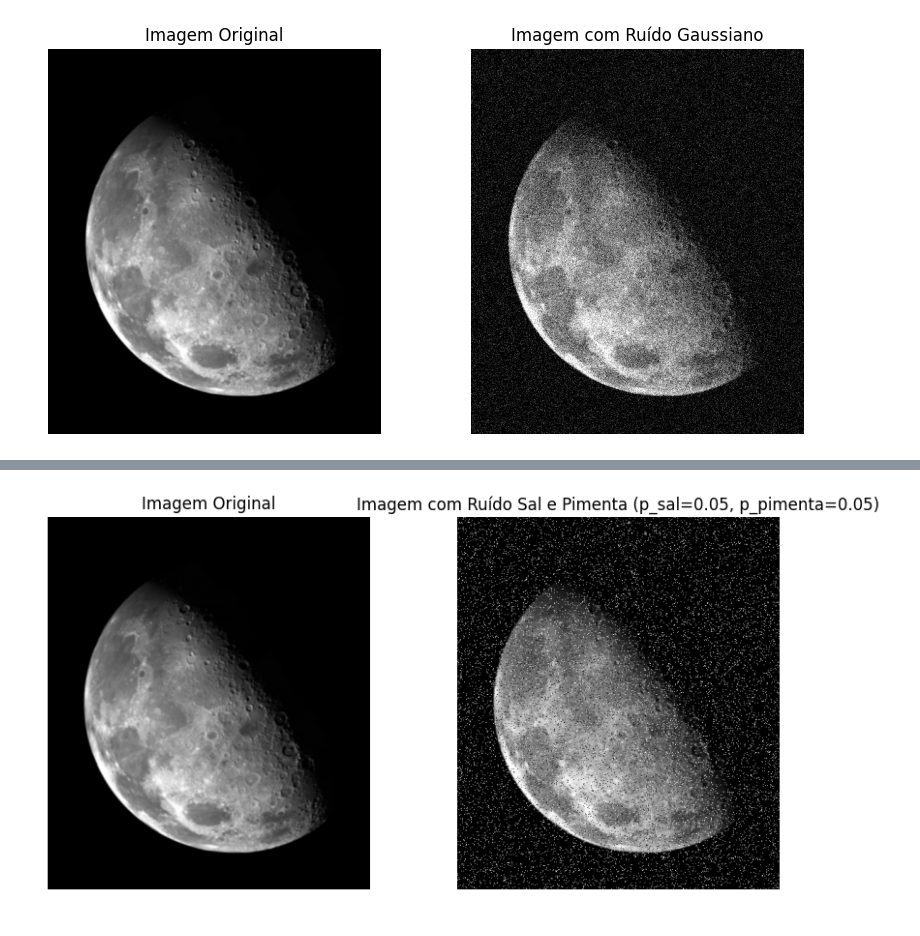
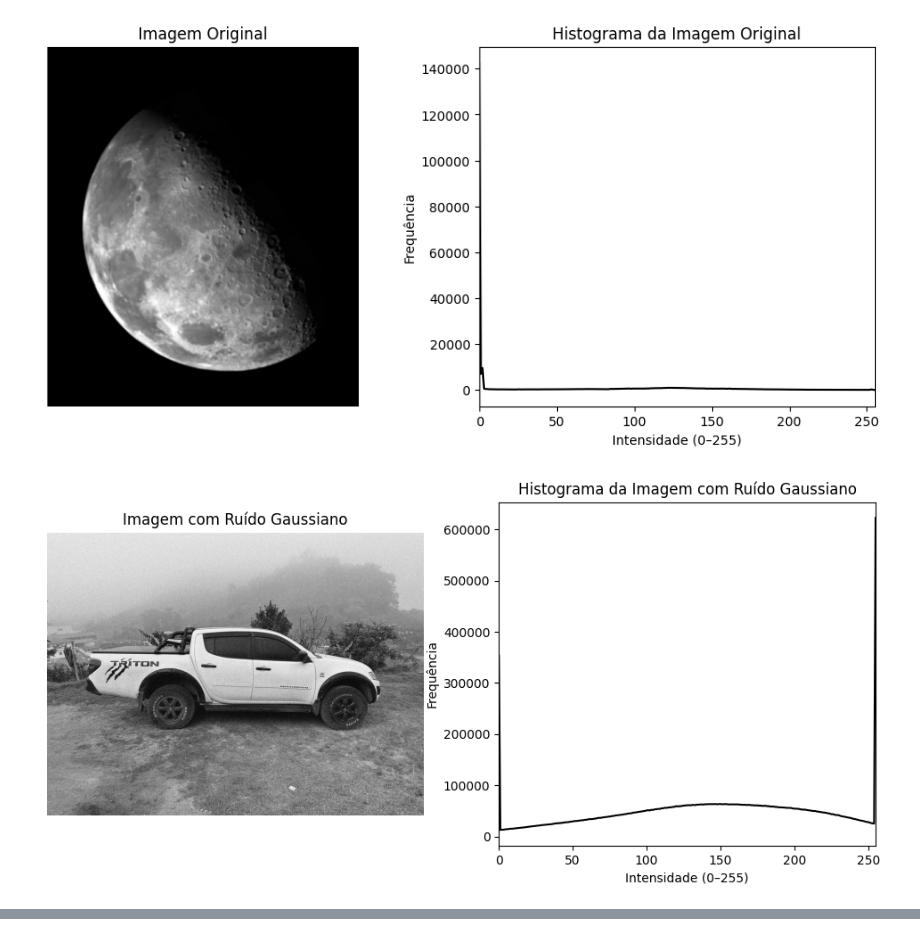
Before and after one commit to laerteluizf/Proc_Imagens_2025_2, a Jupyter notebook: proc_imagens_tarefa_final.ipynb, the cells around one changed output, grey strips where cells are left out. Cells and saved outputs as stored; diff of their text form; code cells hidden in the pictures.

```diff
--- a/proc_imagens_tarefa_final.ipynb
+++ b/proc_imagens_tarefa_final.ipynb
@@ -49,14 +128,22 @@ def adicionar_ruido_gaussiano(imagem, media, variancia):
 # %%
-caminho_imgagem = '/content/drive/MyDrive/Proc de Imagens 2025 2/Atividade 6/FIG033~4.TIF'
+# Atividade 1 – Geradores de Ruído
 
-imagem_ori = cv2.imread(caminho_imgagem, cv2.COLOR_BGR2GRAY)
+caminho_imagem = '/content/drive/MyDrive/Proc de Imagens 2025 2/Imagem Cinza/carro_i_d_5.jpeg'
+
+imagem_original = cv2.imread(caminho_imagem, cv2.IMREAD_GRAYSCALE)
 legenda = "Imagem Original"
 
 media = 0
 variancia = 0.02
+imagem_com_ruido_g , legenda_ruido_g = adicionar_ruido_gaussiano(imagem_original, media, variancia)
 
-imagem_com_ruido , legenda_ruido = adicionar_ruido_gaussiano(imagem_ori, media, variancia)
+p_sal = 0.05       # 5% sal
+p_pimenta = 0.05   # 5% pimenta
+imagem_com_ruido_sp, legenda_ruido_sp = adicionar_ruido_sal_pimenta(imagem_original, p_sal, p_pimenta)
 
-mostrar_2(imagem_ori, legenda , imagem_com_ruido, legenda_ruido)
+mostrar_imagem_e_histograma(imagem_ori, legenda)
+mostrar_imagem_e_histograma(imagem_com_ruido_g, legenda_ruido_g)
+mostrar_imagem_e_histograma(imagem_com_ruido_sp, legenda_ruido_sp)
 # %% [output]
-[figure, old version]
+[figure, new version]
+[figure, added]
@@ -102,14 +150,0 @@ def adicionar_ruido_sal_pimenta(imagem, p_sal, p_pimenta):
-# %%
-caminho_imgagem = '/content/drive/MyDrive/Proc de Imagens 2025 2/Atividade 6/FIG033~4.TIF'
-
-imagem_ori = cv2.imread(caminho_imgagem, cv2.IMREAD_GRAYSCALE)
-legenda = "Imagem Original"
-
-p_sal = 0.05       # 5% sal
-p_pimenta = 0.05   # 5% pimenta
-
-imagem_com_ruido, legenda_ruido = adicionar_ruido_sal_pimenta(imagem_ori, p_sal, p_pimenta)
-
-mostrar_2(imagem_ori, legenda, imagem_com_ruido, legenda_ruido)
-# %% [output]
-[figure, removed]
```
Also changed, not shown: parts of 20 cells of this notebook.
